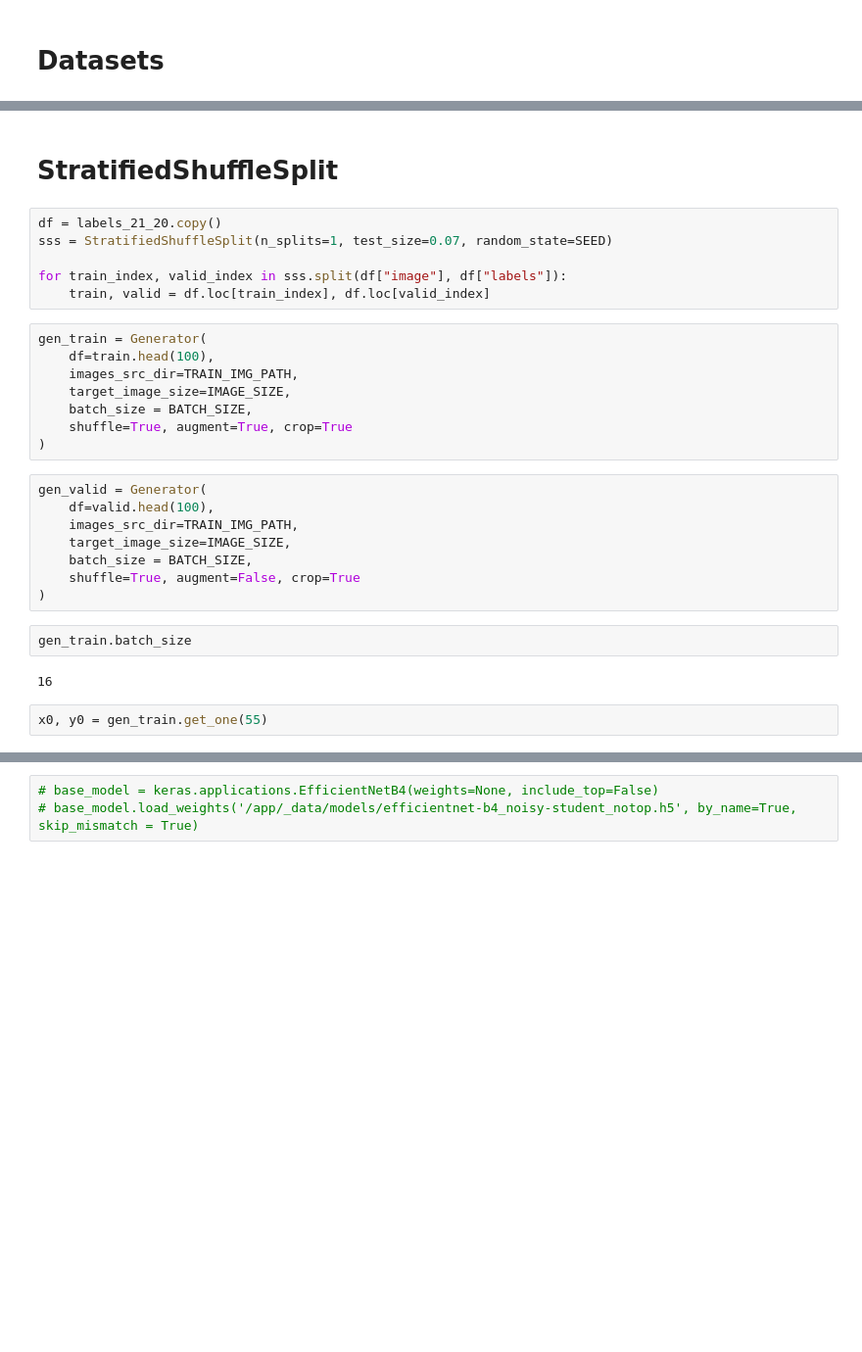
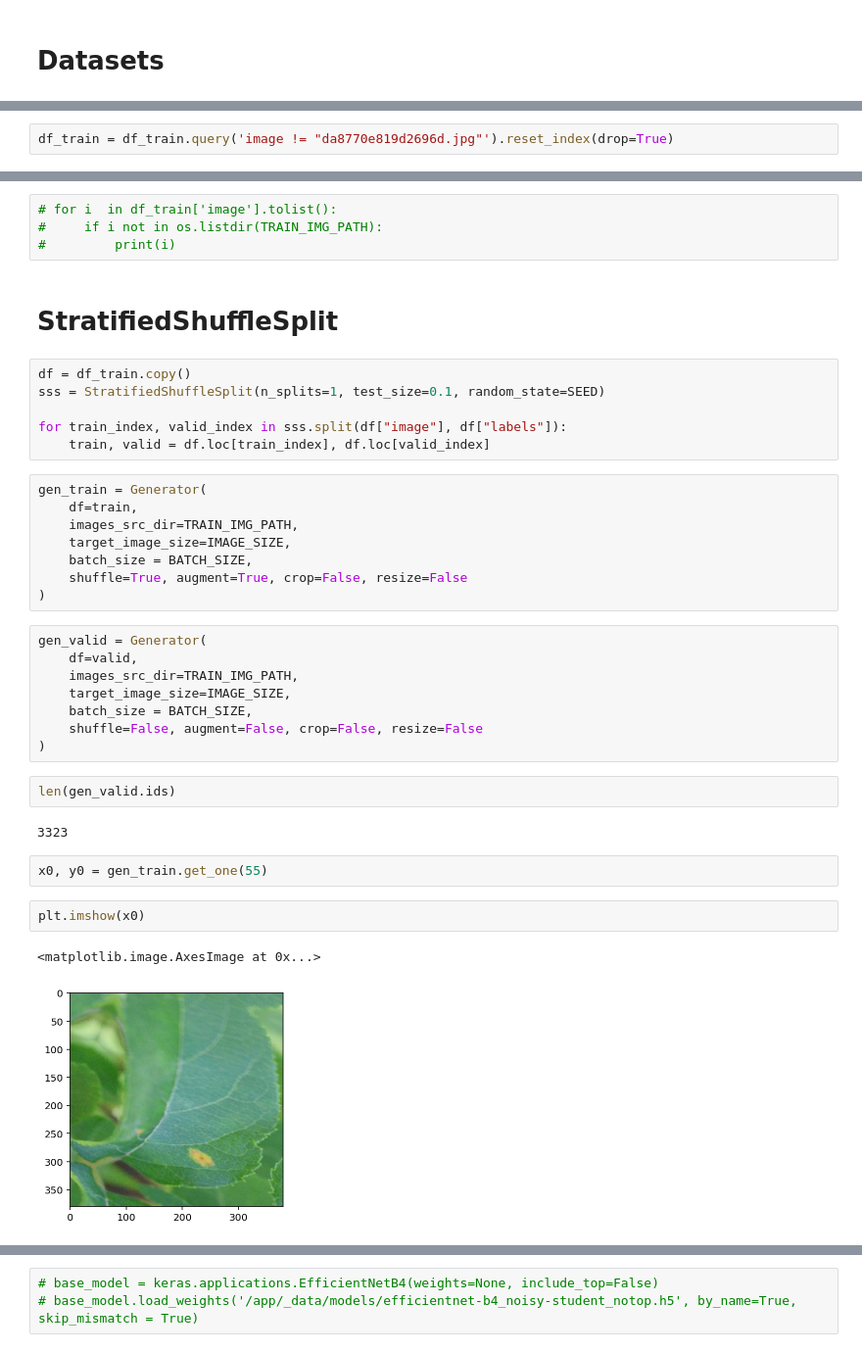
Before and after one commit to ntatanko/kaggle-plant-pathology-v2, a Jupyter notebook: sandbox/eff4_albument_1.ipynb, the cells around one changed output, grey strips where cells are left out. Shown at 98% size. Drawn from its saved outputs; the diff is of its cells as text; blank space fills up the shorter version.

```diff
--- a/sandbox/eff4_albument_1.ipynb
+++ b/sandbox/eff4_albument_1.ipynb
@@ -391,0 +652,2 @@ crop_columns = ['x_min', 'y_min', 'x_max', 'y_max']
+# %%
+df_train = df_train.query('image != "da8770e819d2696d.jpg"').reset_index(drop=True)
@@ -392,33 +670,42 @@ crop_columns = ['x_min', 'y_min', 'x_max', 'y_max']
+# %%
+# for i  in df_train['image'].tolist():
+#     if i not in os.listdir(TRAIN_IMG_PATH):
+#         print(i)
 # %% [markdown]
 # StratifiedShuffleSplit
 # %%
-df = labels_21_20.copy()
-sss = StratifiedShuffleSplit(n_splits=1, test_size=0.07, random_state=SEED)
+df = df_train.copy()
+sss = StratifiedShuffleSplit(n_splits=1, test_size=0.1, random_state=SEED)
 
 for train_index, valid_index in sss.split(df["image"], df["labels"]):
     train, valid = df.loc[train_index], df.loc[valid_index]
 # %%
 gen_train = Generator(
-    df=train.head(100),
+    df=train,
     images_src_dir=TRAIN_IMG_PATH,
     target_image_size=IMAGE_SIZE,
     batch_size = BATCH_SIZE,
-    shuffle=True, augment=True, crop=True
+    shuffle=True, augment=True, crop=False, resize=False
 )
 # %%
 gen_valid = Generator(
-    df=valid.head(100),
+    df=valid,
     images_src_dir=TRAIN_IMG_PATH,
     target_image_size=IMAGE_SIZE,
     batch_size = BATCH_SIZE,
-    shuffle=True, augment=False, crop=True
+    shuffle=False, augment=False, crop=False, resize=False
 )
-# %%
-gen_train.batch_size
-# %% [output]
-16
+# %%
+len(gen_valid.ids)
+# %% [output]
+3323
 # %%
 x0, y0 = gen_train.get_one(55)
+# %%
+plt.imshow(x0)
+# %% [output]
+<matplotlib.image.AxesImage at 0x...>
+[figure, added]
 # %%
 policy = keras.mixed_precision.experimental.Policy('mixed_float16')
 keras.mixed_precision.experimental.set_policy(policy)
```
Also changed, not shown: parts of 33 cells of this notebook, 10 other files.
